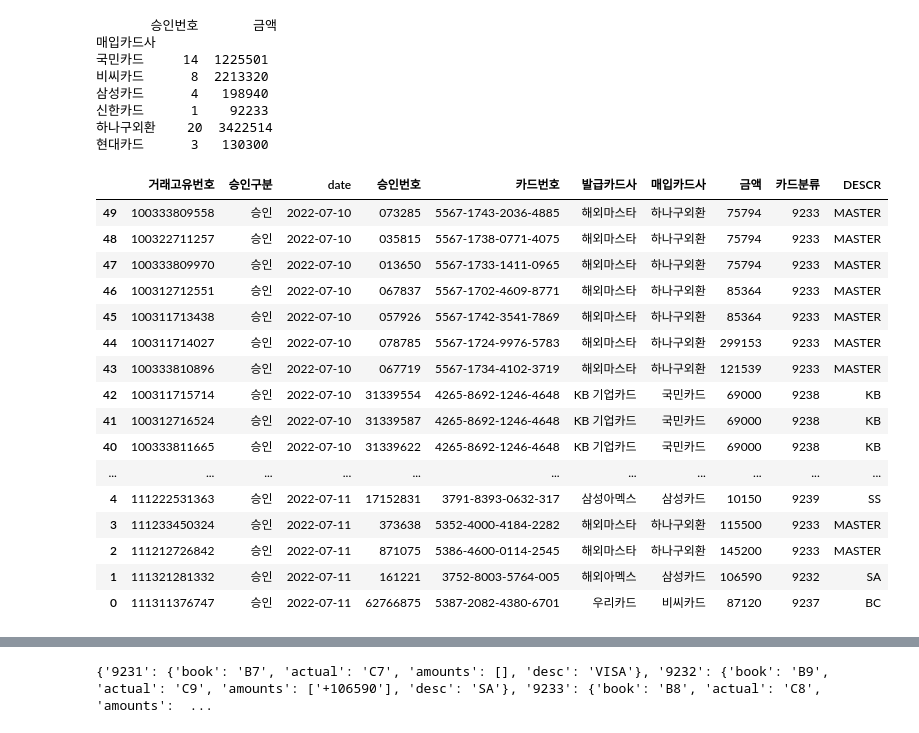
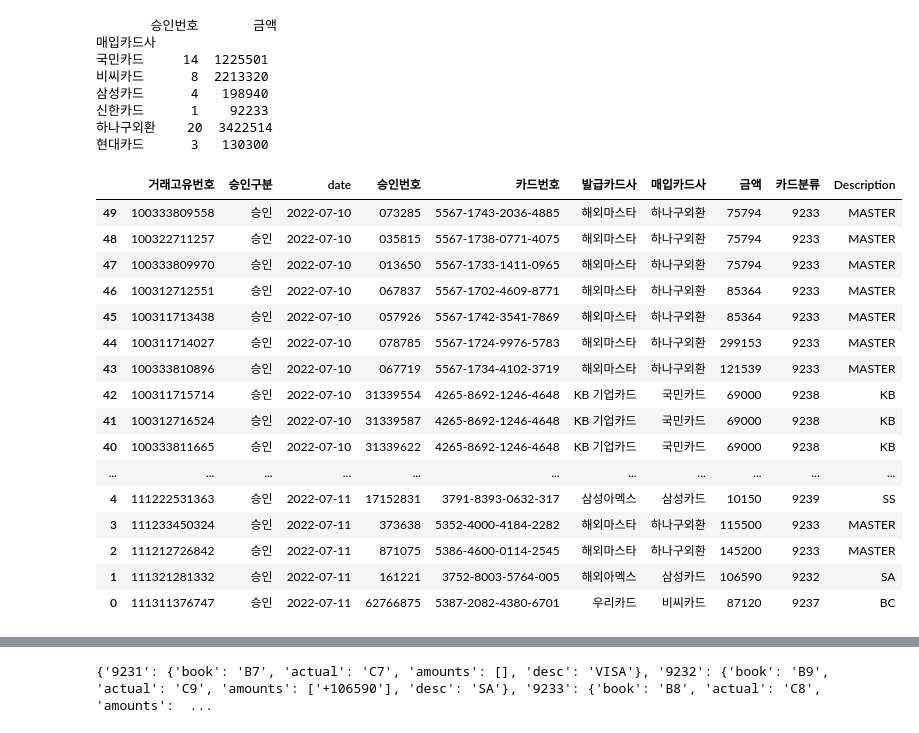
Before and after one commit to talhea/pycard, a Jupyter notebook: arranging_card_history.ipynb, the cells around one changed output, grey strips where cells are left out. Saved outputs shown, nothing was run; the diff lists cells and outputs as text; code cells hidden in the pictures.

```diff
--- a/arranging_card_history.ipynb
+++ b/arranging_card_history.ipynb
@@ -63,103 +63,103 @@ print(grouped_df)
 # 6. EDI 엑셀에 입력하기위한 카드 분류
 # '카드분류' 컬럼 생성
 card_history_df['카드분류'] = '분류'        # 'LT', 'KEB', 'JCB', 'VISA', 'MASTER', 'SA', 'SS', 'SH', 'BC', 'KB', 'HD', 'NH', 'CITI'
-card_history_df['DESCR'] = '영문명'
+card_history_df['Description'] = '영문명'
 
 # 'LT'
 condition = (card_history_df['매입카드사'].str.startswith('롯데', na=False))
 collected_cards = card_history_df[condition].index.tolist()
 card_history_df.loc[collected_cards, '카드분류'] = '9244'
-card_history_df.loc[collected_cards, 'DESCR'] = 'LT'
+card_history_df.loc[collected_cards, 'Description'] = 'LT'
 
 # 'KEB'
 condition = (card_history_df['매입카드사'] == '하나구외환')  & (card_history_df['발급카드사'].str.startswith('하나', na=False) | card_history_df['발급카드사'].str.startswith('토스', na=False))
 collected_cards = card_history_df[condition].index.tolist()
 card_history_df.loc[collected_cards, '카드분류'] = '9243'
-card_history_df.loc[collected_cards, 'DESCR'] = 'KEB'
+card_history_df.loc[collected_cards, 'Description'] = 'KEB'
 
 # 'JCB'
 condition = (card_history_df['발급카드사'].str.contains('제이씨비', na=False))
 collected_cards = card_history_df[condition].index.tolist()
 card_history_df.loc[collected_cards, '카드분류'] = '9235'
-card_history_df.loc[collected_cards, 'DESCR'] = 'JCB'
+card_history_df.loc[collected_cards, 'Description'] = 'JCB'
 
 # 'VISA'
 condition = (card_history_df['발급카드사'].str.contains('해외비자', na=False))
 collected_cards = card_history_df[condition].index.tolist()
 card_history_df.loc[collected_cards, '카드분류'] = '9231'
-card_history_df.loc[collected_cards, 'DESCR'] = 'VISA'
+card_history_df.loc[collected_cards, 'Description'] = 'VISA'
 
 # 'MASTER'
 condition = (card_history_df['발급카드사'].str.contains('해외마스타', na=False))
 collected_cards = card_history_df[condition].index.tolist()
 card_history_df.loc[collected_cards, '카드분류'] = '9233'
-card_history_df.loc[collected_cards, 'DESCR'] = 'MASTER'
+card_history_df.loc[collected_cards, 'Description'] = 'MASTER'
 
 # 'SA'
 condition = (card_history_df['발급카드사'].str.contains('해외아멕스', na=False))
 collected_cards = card_history_df[condition].index.tolist()
 card_history_df.loc[collected_cards, '카드분류'] = '9232'
-card_history_df.loc[collected_cards, 'DESCR'] = 'SA'
+card_history_df.loc[collected_cards, 'Description'] = 'SA'
 
 # 'SS'
 condition = (card_history_df['발급카드사'].str.startswith('삼성', na=False)) & (card_history_df['발급카드사'].str.contains('비씨', na=False) == False)
 collected_cards = card_history_df[condition].index.tolist()
 card_history_df.loc[collected_cards, '카드분류'] = '9239'
-card_history_df.loc[collected_cards, 'DESCR'] = 'SS'
+card_history_df.loc[collected_cards, 'Description'] = 'SS'
 
 # 'SH'
 condition = (card_history_df['매입카드사'].str.startswith('신한', na=False))
 collected_cards = card_history_df[condition].index.tolist()
 card_history_df.loc[collected_cards, '카드분류'] = '9242'
-card_history_df.loc[collected_cards, 'DESCR'] = 'SH'
+card_history_df.loc[collected_cards, 'Description'] = 'SH'
 
 # 'BC'
 condition = (card_history_df['매입카드사'].str.startswith('비씨', na=False))      # 'CITI'씨티카드와 중복되지만, 'CITI'는 마지막에 다시 셋팅
 collected_cards = card_history_df[condition].index.tolist()
 card_history_df.loc[collected_cards, '카드분류'] = '9237'
-card_history_df.loc[collected_cards, 'DESCR'] = 'BC'
+card_history_df.loc[collected_cards, 'Description'] = 'BC'
 
 # 'KB'
 condition = (card_history_df['매입카드사'].str.startswith('국민', na=False))
 collected_cards = card_history_df[condition].index.tolist()
 card_history_df.loc[collected_cards, '카드분류'] = '9238'
-card_history_df.loc[collected_cards, 'DESCR'] = 'KB'
+card_history_df.loc[collected_cards, 'Description'] = 'KB'
 
 # 'HD'
 condition = (card_history_df['매입카드사'].str.startswith('현대', na=False))
 collected_cards = card_history_df[condition].index.tolist()
 card_history_df.loc[collected_cards, '카드분류'] = '9245'
-card_history_df.loc[collected_cards, 'DESCR'] = 'HD'
+card_history_df.loc[collected_cards, 'Description'] = 'HD'
 
 # 'NH'
 condition = (card_history_df['매입카드사'].str.startswith('NH', na=False))
 collected_cards = card_history_df[condition].index.tolist()
 card_history_df.loc[collected_cards, '카드분류'] = '9240'
-card_history_df.loc[collected_cards, 'DESCR'] = 'NH'
+card_history_df.loc[collected_cards, 'Description'] = 'NH'
 
 # 'CITI'
 condition = (card_history_df['발급카드사'].str.startswith('씨티', na=False)) & (card_history_df['발급카드사'].str.contains('비씨', na=False) == False)
 collected_cards = card_history_df[condition].index.tolist()
 card_history_df.loc[collected_cards, '카드분류'] = '9241'
-card_history_df.loc[collected_cards, 'DESCR'] = 'CITI'
+card_history_df.loc[collected_cards, 'Description'] = 'CITI'
 
 # 어제와 오늘 날짜의 파일이 섞여 있는 현 원본을 따로 저장
 
 # # index 정렬 - EDI 엑셀파일과 같은 카드 순서
 # group 하면 모두 리셋되므로 이 과정은 pass!!!!!!!!!
 # ordered_card = ['LT', 'KEB', 'JCB', 'VISA', 'MASTER', 'SA', 'SS', 'SH', 'BC', 'KB', 'HD', 'NH', 'CITI']
 # def card_sort(series):
 #     '''반드시 series를 반환
 #     ordered_card 리스트의 순서와 같이 정렬
 #     '''
 #     return series.apply(lambda col: ordered_card.index(col))
 
 # # key에 셋팅된 함수는 반드시 series를 반환하도록 설계해야 함
-# card_history_df.sort_values(by='DESCR', key=card_sort, inplace=True)
+# card_history_df.sort_values(by='Description', key=card_sort, inplace=True)
 
 card_history_df
 # %% [output]
-|  | 거래고유번호 | 승인구분 | date | 승인번호 | 카드번호 | 발급카드사 | 매입카드사 | 금액 | 카드분류 | DESCR |
+|  | 거래고유번호 | 승인구분 | date | 승인번호 | 카드번호 | 발급카드사 | 매입카드사 | 금액 | 카드분류 | Description |
 | 49 | 100333809558 | 승인 | 2022-07-10 | 073285 | 5567-1743-2036-4885 | 해외마스타 | 하나구외환 | 75794 | 9233 | MASTER |
 | 48 | 100322711257 | 승인 | 2022-07-10 | 035815 | 5567-1738-0771-4075 | 해외마스타 | 하나구외환 | 75794 | 9233 | MASTER |
 | 47 | 100333809970 | 승인 | 2022-07-10 | 013650 | 5567-1733-1411-0965 | 해외마스타 | 하나구외환 | 75794 | 9233 | MASTER |
```
Also changed, not shown: parts of 2 cells of this notebook, 5 other files.
